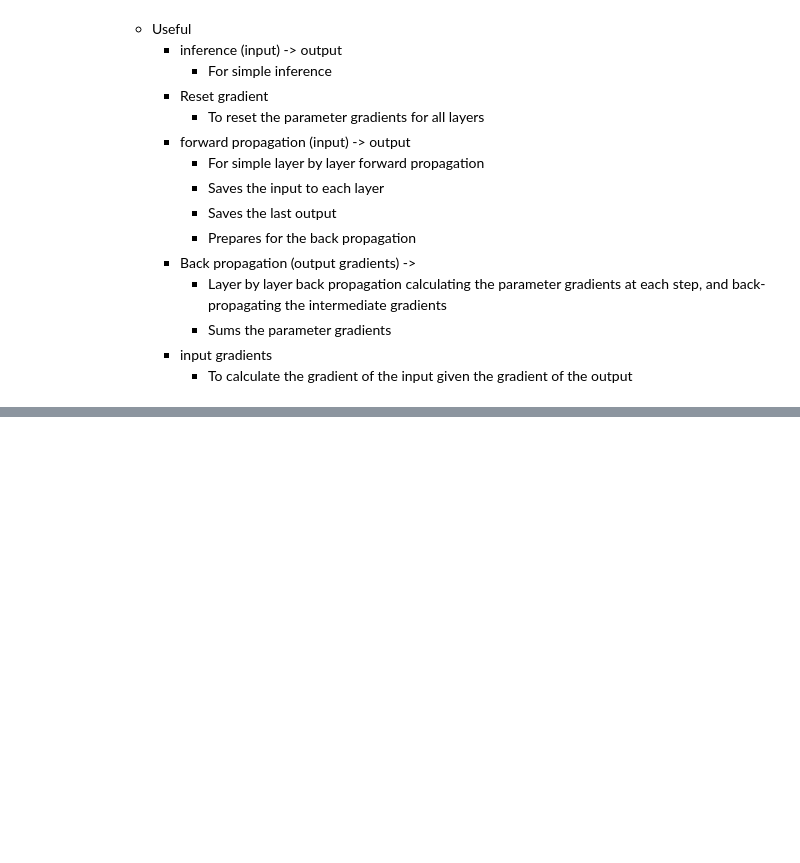
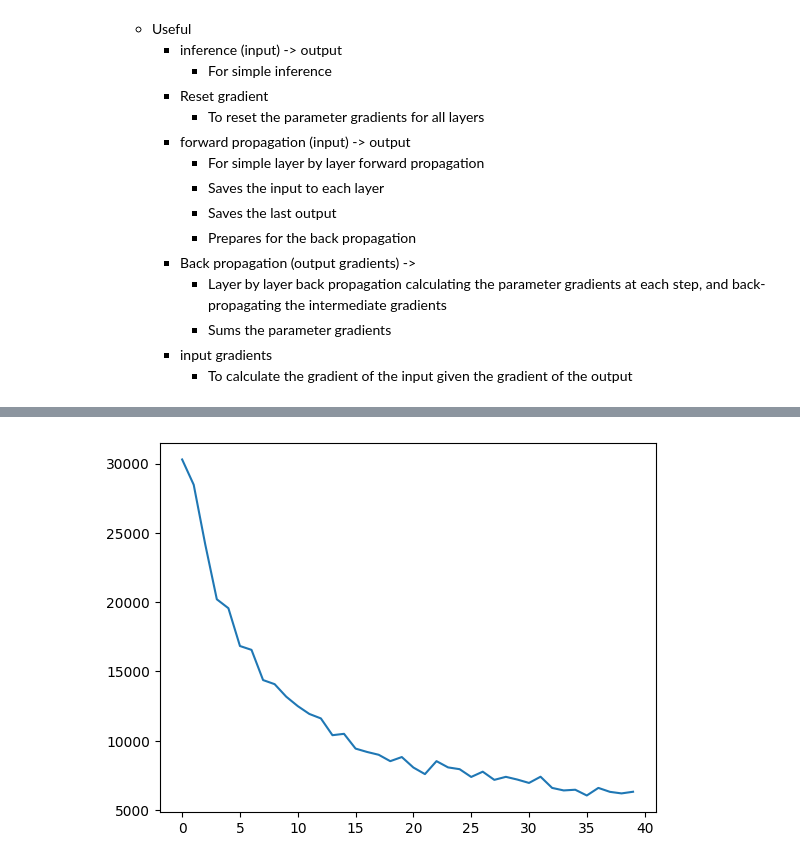
Before and after one commit to krischal111/Deep-learning-implementation, a Jupyter notebook: deep-learning-complete.ipynb, the cells around one changed output, grey strips where cells are left out. Drawn from its saved outputs; the diff is of its cells as text; code cells hidden in the pictures; blank space fills up the shorter version.

```diff
--- a/deep-learning-complete.ipynb
+++ b/deep-learning-complete.ipynb
@@ -577,3 +603,8 @@ Loss after training = nan
+# %%
+plt.plot(losses)
+plt.savefig("Loss-graph.png")
+# %% [output]
+[figure, added]
 # %%
 def choose_random_test():
     limit = len(testy)
```
Also changed, not shown: parts of 7 cells of this notebook, 5 other files.
